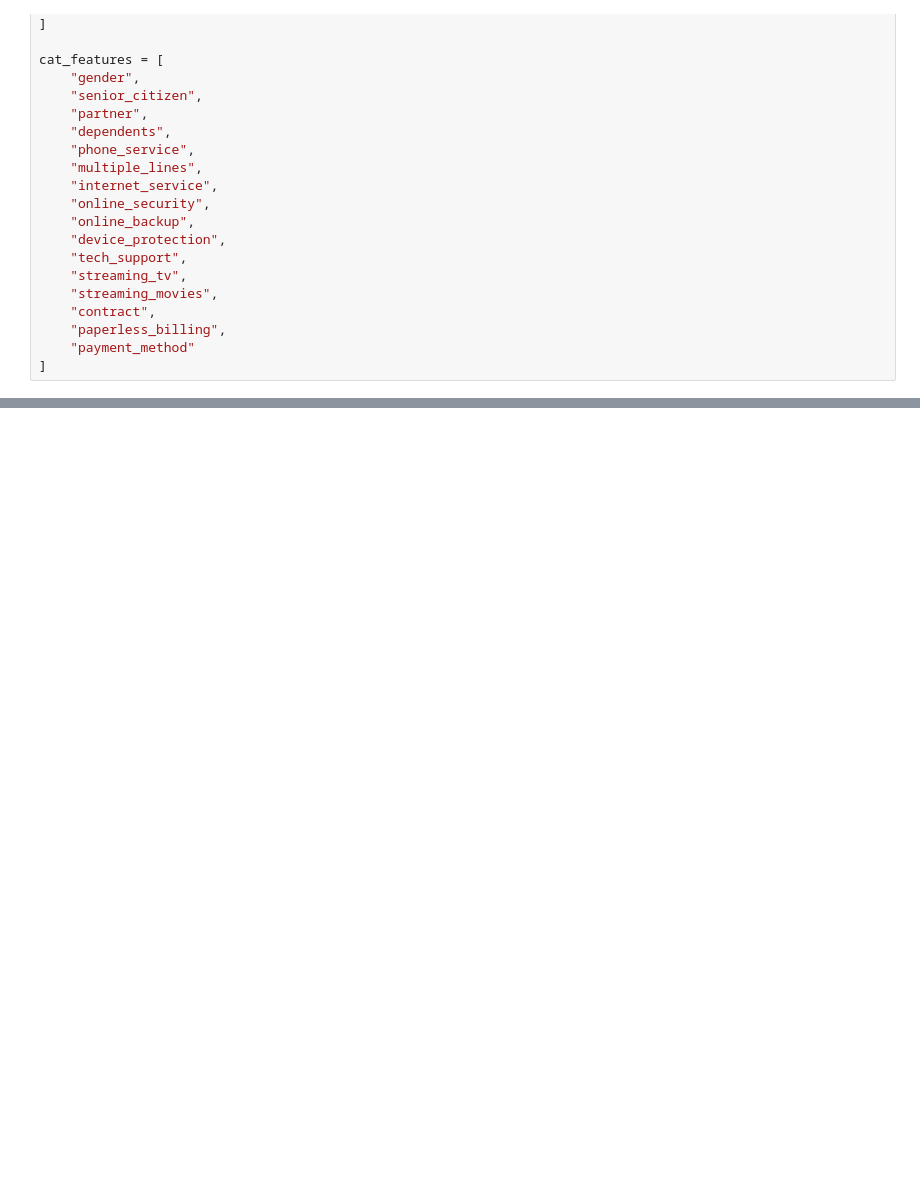
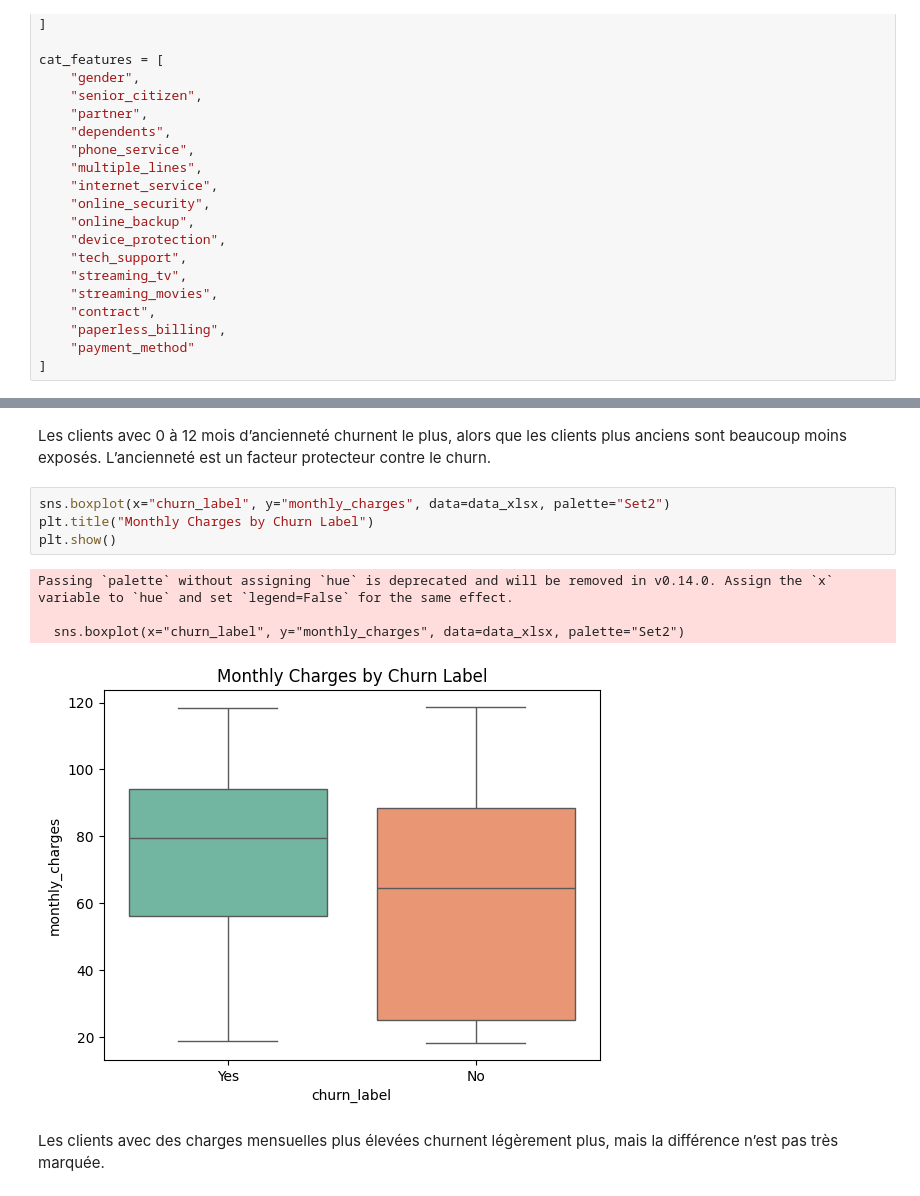
Before and after one commit to Omotolaaa7/ml_projet_ChurnClient, a Jupyter notebook: notebooks/01_exploration.ipynb, the cells around one changed output, grey strips where cells are left out. Drawn from its saved outputs; the diff is of its cells as text; blank space fills up the shorter version.

```diff
--- a/notebooks/01_exploration.ipynb
+++ b/notebooks/01_exploration.ipynb
@@ -147,0 +170,13 @@ cat_features = [
+# %% [markdown]
+Les clients avec 0 à 12 mois d’ancienneté churnent le plus, alors que les clients plus anciens sont beaucoup moins exposés. L’ancienneté est un facteur protecteur contre le churn.
+# %%
+sns.boxplot(x="churn_label", y="monthly_charges", data=data_xlsx, palette="Set2")
+plt.title("Monthly Charges by Churn Label")
+plt.show()
+# %% [output]
+Passing `palette` without assigning `hue` is deprecated and will be removed in v0.14.0. Assign the `x` variable to `hue` and set `legend=False` for the same effect.
+
+  sns.boxplot(x="churn_label", y="monthly_charges", data=data_xlsx, palette="Set2")
+[figure, added]
+# %% [markdown]
+Les clients avec des charges mensuelles plus élevées churnent légèrement plus, mais la différence n’est pas très marquée.
```
Also changed, not shown: parts of 20 cells of this notebook, 2 other files.
